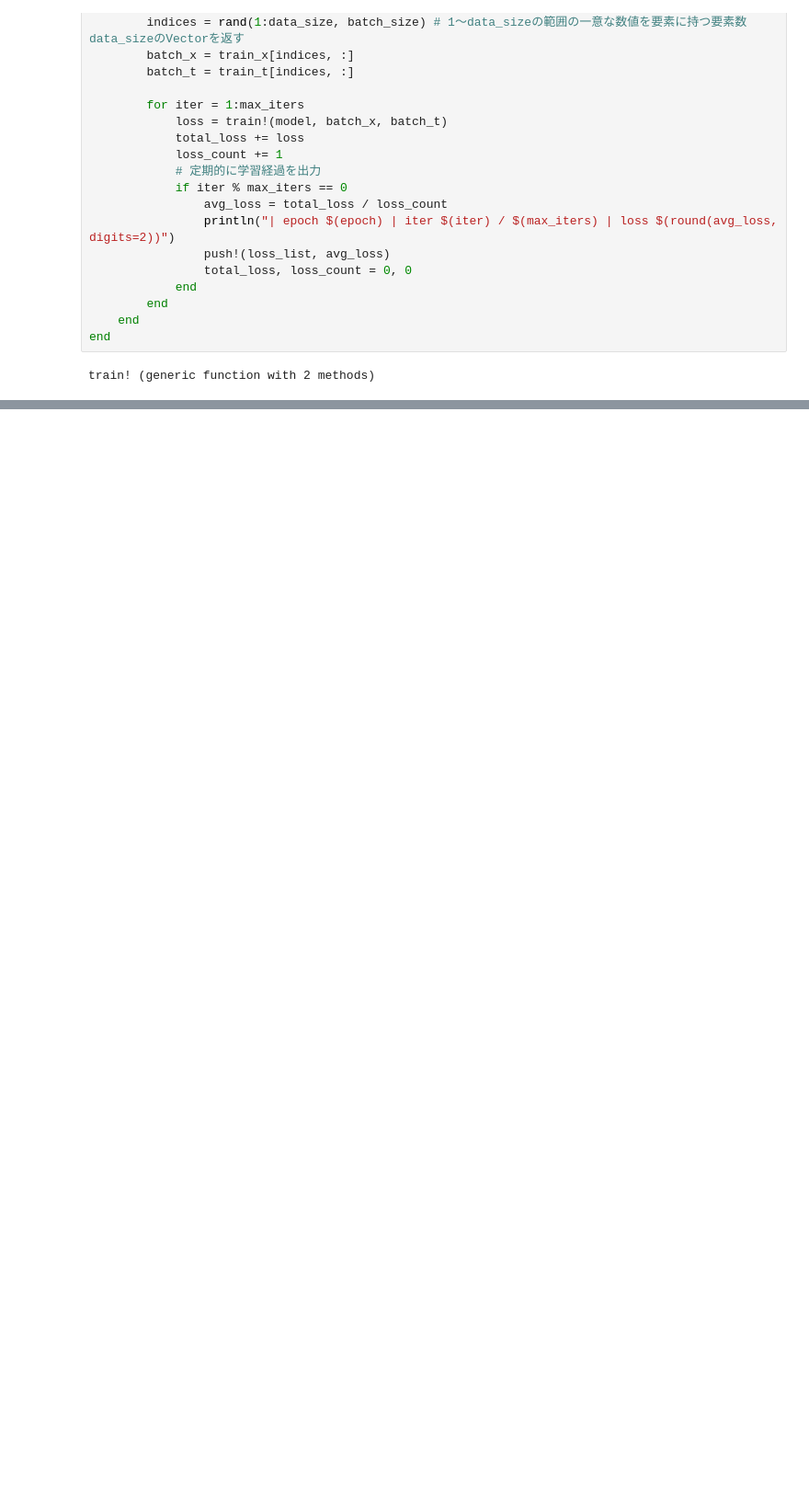
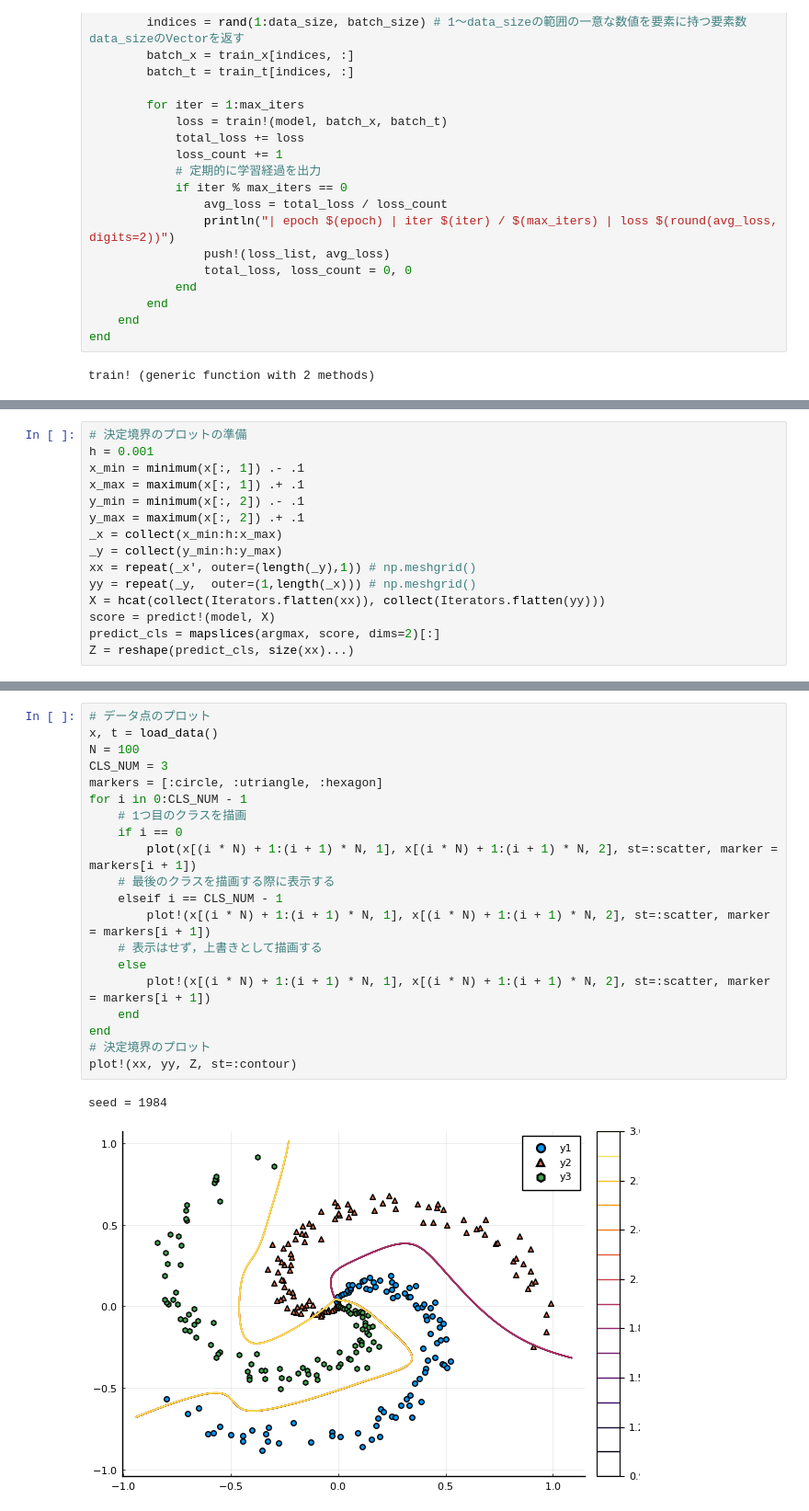
Before and after one commit to skypenguins/deep-learning-from-scratch-2-with-julia, a Jupyter notebook: ch01/train_custom_loop.ipynb, the cells around one changed output, grey strips where cells are left out. Shown: that part at 92% size. Saved outputs shown, nothing was run; the diff lists cells and outputs as text; blank space fills up the shorter version.

Commit message:
Added desicion boundary plot

```diff
--- a/ch01/train_custom_loop.ipynb
+++ b/ch01/train_custom_loop.ipynb
@@ -110,0 +113,15 @@ plot(loss_list)
+# %%
+# 決定境界のプロットの準備
+h = 0.001
+x_min = minimum(x[:, 1]) .- .1
+x_max = maximum(x[:, 1]) .+ .1
+y_min = minimum(x[:, 2]) .- .1
+y_max = maximum(x[:, 2]) .+ .1
+_x = collect(x_min:h:x_max)
+_y = collect(y_min:h:y_max)
+xx = repeat(_x', outer=(length(_y),1)) # np.meshgrid()
+yy = repeat(_y,  outer=(1,length(_x))) # np.meshgrid()
+X = hcat(collect(Iterators.flatten(xx)), collect(Iterators.flatten(yy)))
+score = predict!(model, X)
+predict_cls = mapslices(argmax, score, dims=2)[:]
+Z = reshape(predict_cls, size(xx)...)
@@ -110,0 +146,23 @@ plot(loss_list)
+# %%
+# データ点のプロット
+x, t = load_data()
+N = 100
+CLS_NUM = 3
+markers = [:circle, :utriangle, :hexagon]
+for i in 0:CLS_NUM - 1
+    # 1つ目のクラスを描画
+    if i == 0
+        plot(x[(i * N) + 1:(i + 1) * N, 1], x[(i * N) + 1:(i + 1) * N, 2], st=:scatter, marker = markers[i + 1])
+    # 最後のクラスを描画する際に表示する
+    elseif i == CLS_NUM - 1
+        plot!(x[(i * N) + 1:(i + 1) * N, 1], x[(i * N) + 1:(i + 1) * N, 2], st=:scatter, marker = markers[i + 1])
+    # 表示はせず，上書きとして描画する
+    else
+        plot!(x[(i * N) + 1:(i + 1) * N, 1], x[(i * N) + 1:(i + 1) * N, 2], st=:scatter, marker = markers[i + 1])
+    end
+end
+# 決定境界のプロット
+plot!(xx, yy, Z, st=:contour)
+# %% [output]
+seed = 1984
+[figure, added]
```
Also changed, not shown: parts of 4 cells of this notebook.
